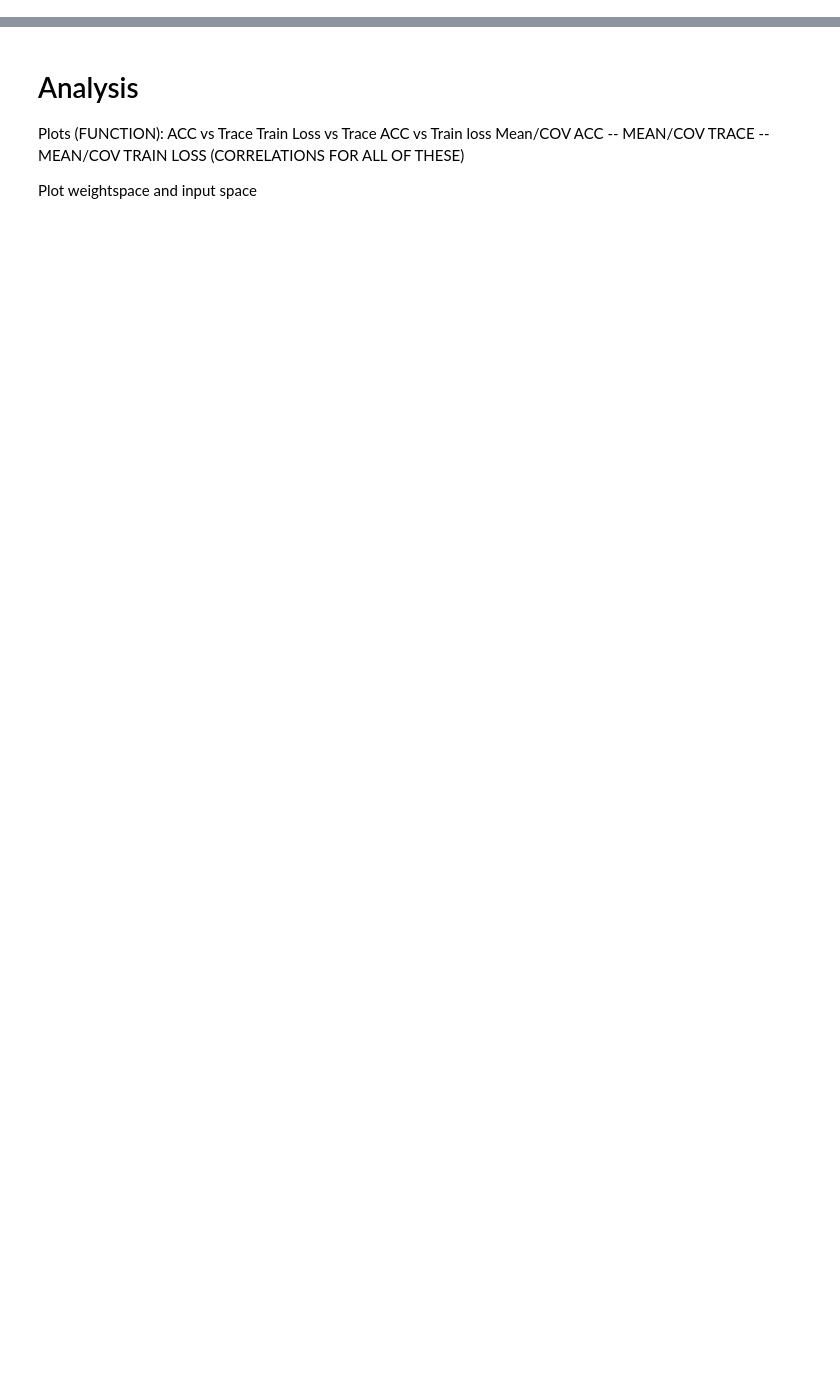
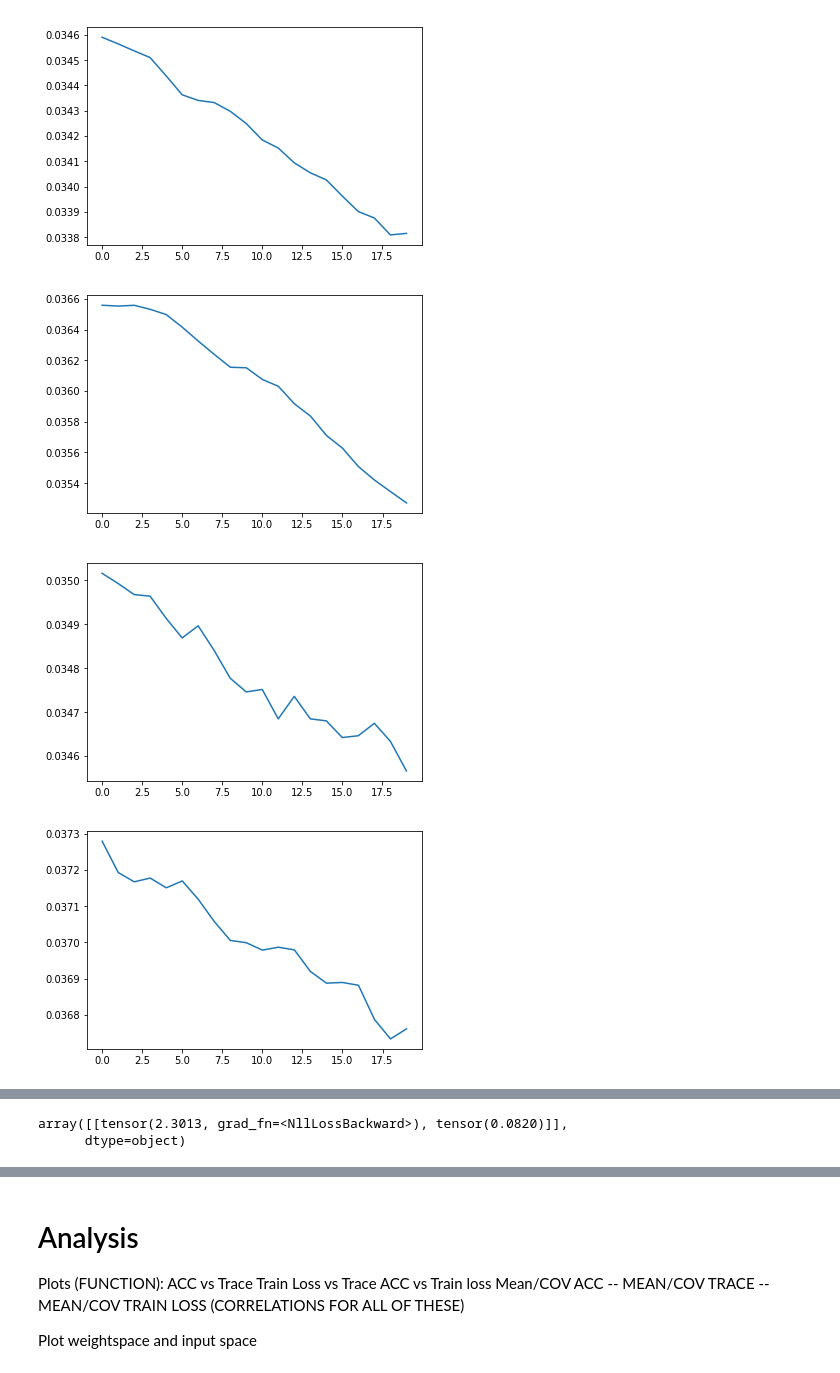
Before and after one commit to daniellengyel/flat_sharp, a Jupyter notebook: flat_sharp/Analysis.ipynb, the cells around one changed output, grey strips where cells are left out. Saved outputs shown, nothing was run; the diff lists cells and outputs as text; code cells hidden in the pictures; blank space fills up the shorter version.

```diff
--- a/flat_sharp/Analysis.ipynb
+++ b/flat_sharp/Analysis.ipynb
@@ -22,0 +118,10 @@ from analysis import *
+# %%
+for nn_index in range(len(nets)):
+    y_val = inter_nets[nn_index][1][:, 1]
+    plt.plot(list(range(len(y_val))), y_val)
+    plt.show()
+# %% [output]
+[figure, added]
+[figure, added]
+[figure, added]
+[figure, added]
@@ -23,3 +129,8 @@ from analysis import *
+# %%
+inter_nets[0][1]
+# %% [output]
+array([[tensor(2.3013, grad_fn=<NllLossBackward>), tensor(0.0820)]],
+      dtype=object)
 # %%
 exp_root = "/Users/daniellengyel/flat_sharp/flat_sharp/experiments/{}" #"/Users/daniellengyel/flat_sharp/gaussian/gaussian_experiments/Apr03_17-38-00_Daniels-MacBook-Pro-4.local"
 # configs = get_configs(experiment_folder)
```
Also changed, not shown: parts of 29 cells of this notebook, 16 other files.
